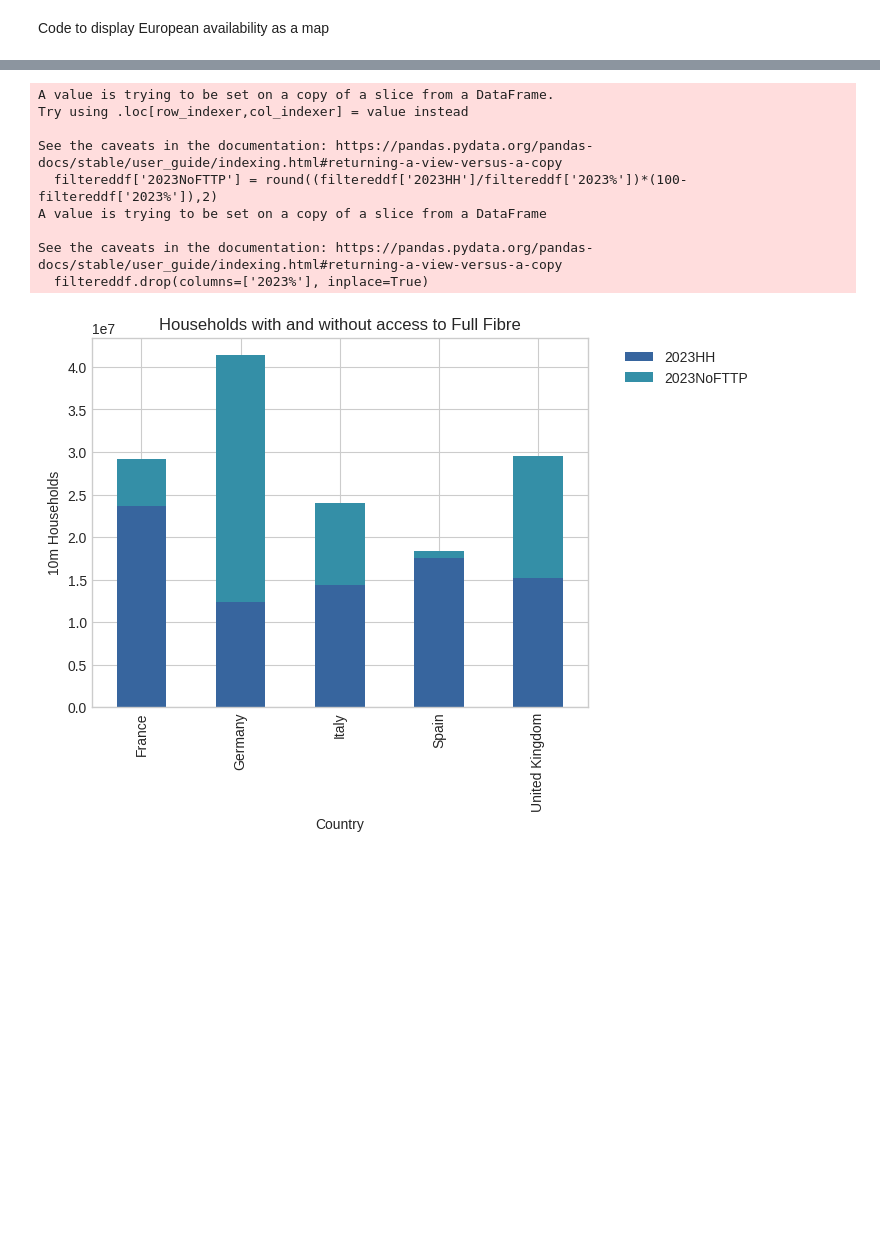
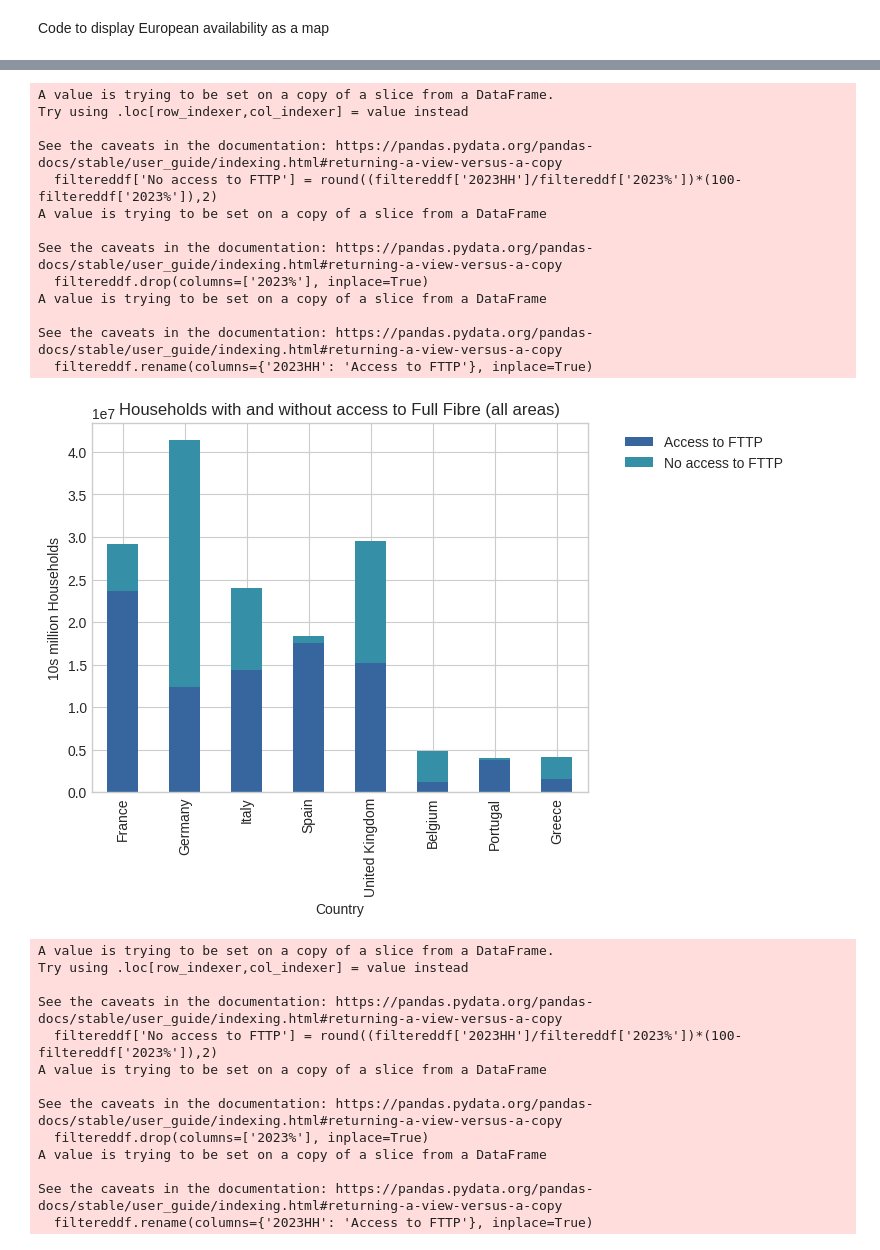
Before and after one commit to yuliiabosher/Fiber-optic-project, a Jupyter notebook: ColabNotebooks/european_fibre_optic_data_clean_and_load.ipynb, the cells around one changed output, grey strips where cells are left out. Cells and saved outputs as stored; diff of their text form; code cells hidden in the pictures; blank space fills up the shorter version.

```diff
--- a/ColabNotebooks/european_fibre_optic_data_clean_and_load.ipynb
+++ b/ColabNotebooks/european_fibre_optic_data_clean_and_load.ipynb
@@ -254,5 +254,5 @@ dfEuropeCleanFTTP = fn_filter_by_metric(dfFinal, 'FTTP')
 dfEuropeCleanFTTP.head()
 
 #drop summary rows so only the countries are left
-dfEuropeCleanFTTPDropEU = dfEuropeCleanFTTP.drop(dfEuropeCleanFTTP[dfEuropeCleanFTTP['Country'] == 'EU27'].index)
-dfEuropeCleanFTTP = dfEuropeCleanFTTPDropEU.drop(dfEuropeCleanFTTPDropEU[dfEuropeCleanFTTPDropEU['Country'] == 'EU28'].index)
+#dfEuropeCleanFTTPTotalDropEU = dfEuropeCleanFTTPTotal.drop(dfEuropeCleanFTTPTotal[dfEuropeCleanFTTPTotal['Country'] == 'EU27'].index)
+#dfEuropeCleanFTTPTotalDropEU = dfEuropeCleanFTTPTotalDropEU.drop(dfEuropeCleanFTTPTotal[dfEuropeCleanFTTPTotal['Country'] == 'EU28'].index)
@@ -944,38 +793,88 @@ dfEuropeCleanFTTP.head(100)
 
 def fn_filter_by_urclass(thisdf, thisUrclass):
   #return a new dataset which only contains specified URClass
   return thisdf.query('URClass == "' + thisUrclass + '"')
 
 my_df2 = fn_filter_by_urclass(dfEuropeCleanFTTP, 'Total')
 df_france = my_df2.query('Country == "France"')
 df_germany = my_df2.query('Country == "Germany"')
 df_italy = my_df2.query('Country == "Italy"')
 df_spain = my_df2.query('Country == "Spain"')
+df_portugal = my_df2.query('Country == "Portugal"')
+df_belgium = my_df2.query('Country == "Belgium"')
+df_greece = my_df2.query('Country == "Greece"')
 df_uk = my_df2.query('Country == "United Kingdom"')
-my_df = pd.concat([df_france, df_germany,df_italy, df_spain, df_uk])
-
-filtereddf = my_df[['Country', '2023HH', '2023%']]
+my_df = pd.concat([df_france, df_germany,df_italy, df_spain, df_uk, df_belgium, df_portugal, df_greece])
+my_df.head(20)
+filtereddf= my_df[['Country', '2023HH', '2023%']]
 #caclulate numbers without FTTP
-filtereddf['2023NoFTTP'] = round((filtereddf['2023HH']/filtereddf['2023%'])*(100-filtereddf['2023%']),2)
+filtereddf['No access to FTTP'] = round((filtereddf['2023HH']/filtereddf['2023%'])*(100-filtereddf['2023%']),2)
 filtereddf.drop(columns=['2023%'], inplace=True)
+filtereddf.rename(columns={'2023HH': 'Access to FTTP'}, inplace=True)
 filtereddf.head()
 colors=sns.color_palette('mako')[2:4]
 
 filtereddf.plot(kind='bar', x='Country',stacked=True, color=colors)
 # Add Title and Labels, and move the legend to the side
-plt.title('Households with and without access to Full Fibre')
-plt.ylabel('10m Households')
+plt.title('Households with and without access to Full Fibre (all areas)')
+plt.ylabel('10s million Households')
 plt.xlabel('Country')
 plt.legend(bbox_to_anchor=(1.05, 1.0), loc='upper left')
 plt.show()
+
+##########################################
+#same again but for rural only
+my_df2 = fn_filter_by_urclass(dfEuropeCleanFTTP, 'Rural')
+df_france = my_df2.query('Country == "France"')
+df_germany = my_df2.query('Country == "Germany"')
+df_italy = my_df2.query('Country == "Italy"')
+df_spain = my_df2.query('Country == "Spain"')
+df_portugal = my_df2.query('Country == "Portugal"')
+df_belgium = my_df2.query('Country == "Belgium"')
+df_greece = my_df2.query('Country == "Greece"')
+df_uk = my_df2.query('Country == "United Kingdom"')
+my_df = pd.concat([df_france, df_germany,df_italy, df_spain, df_uk, df_belgium, df_portugal, df_greece])
+my_df.head(20)
+filtereddf= my_df[['Country', '2023HH', '2023%']]
+#caclulate numbers without FTTP
+filtereddf['No access to FTTP'] = round((filtereddf['2023HH']/filtereddf['2023%'])*(100-filtereddf['2023%']),2)
+filtereddf.drop(columns=['2023%'], inplace=True)
+filtereddf.rename(columns={'2023HH': 'Access to FTTP'}, inplace=True)
+filtereddf.head()
+colors=sns.color_palette('mako')[2:4]
+
+filtereddf.plot(kind='bar', x='Country',stacked=True, color=colors)
+# Add Title and Labels, and move the legend to the side
+plt.title('Households with and without access to Full Fibre (rural areas only)')
+plt.ylabel('millions Households')
+plt.xlabel('Country')
+plt.legend(bbox_to_anchor=(1.05, 1.0), loc='upper left')
+plt.show()
 # %% [output]
 A value is trying to be set on a copy of a slice from a DataFrame.
 Try using .loc[row_indexer,col_indexer] = value instead
 
 See the caveats in the documentation: https://pandas.pydata.org/pandas-docs/stable/user_guide/indexing.html#returning-a-view-versus-a-copy
-  filtereddf['2023NoFTTP'] = round((filtereddf['2023HH']/filtereddf['2023%'])*(100-filtereddf['2023%']),2)
+  filtereddf['No access to FTTP'] = round((filtereddf['2023HH']/filtereddf['2023%'])*(100-filtereddf['2023%']),2)
 A value is trying to be set on a copy of a slice from a DataFrame
 
 See the caveats in the documentation: https://pandas.pydata.org/pandas-docs/stable/user_guide/indexing.html#returning-a-view-versus-a-copy
   filtereddf.drop(columns=['2023%'], inplace=True)
+A value is trying to be set on a copy of a slice from a DataFrame
+
+See the caveats in the documentation: https://pandas.pydata.org/pandas-docs/stable/user_guide/indexing.html#returning-a-view-versus-a-copy
+  filtereddf.rename(columns={'2023HH': 'Access to FTTP'}, inplace=True)
-[figure, old version]
+[figure, new version]
+A value is trying to be set on a copy of a slice from a DataFrame.
+Try using .loc[row_indexer,col_indexer] = value instead
+
+See the caveats in the documentation: https://pandas.pydata.org/pandas-docs/stable/user_guide/indexing.html#returning-a-view-versus-a-copy
+  filtereddf['No access to FTTP'] = round((filtereddf['2023HH']/filtereddf['2023%'])*(100-filtereddf['2023%']),2)
+A value is trying to be set on a copy of a slice from a DataFrame
+
+See the caveats in the documentation: https://pandas.pydata.org/pandas-docs/stable/user_guide/indexing.html#returning-a-view-versus-a-copy
+  filtereddf.drop(columns=['2023%'], inplace=True)
+A value is trying to be set on a copy of a slice from a DataFrame
+
+See the caveats in the documentation: https://pandas.pydata.org/pandas-docs/stable/user_guide/indexing.html#returning-a-view-versus-a-copy
+  filtereddf.rename(columns={'2023HH': 'Access to FTTP'}, inplace=True)
```
Also changed, not shown: parts of 14 cells of this notebook, 3 other files.
